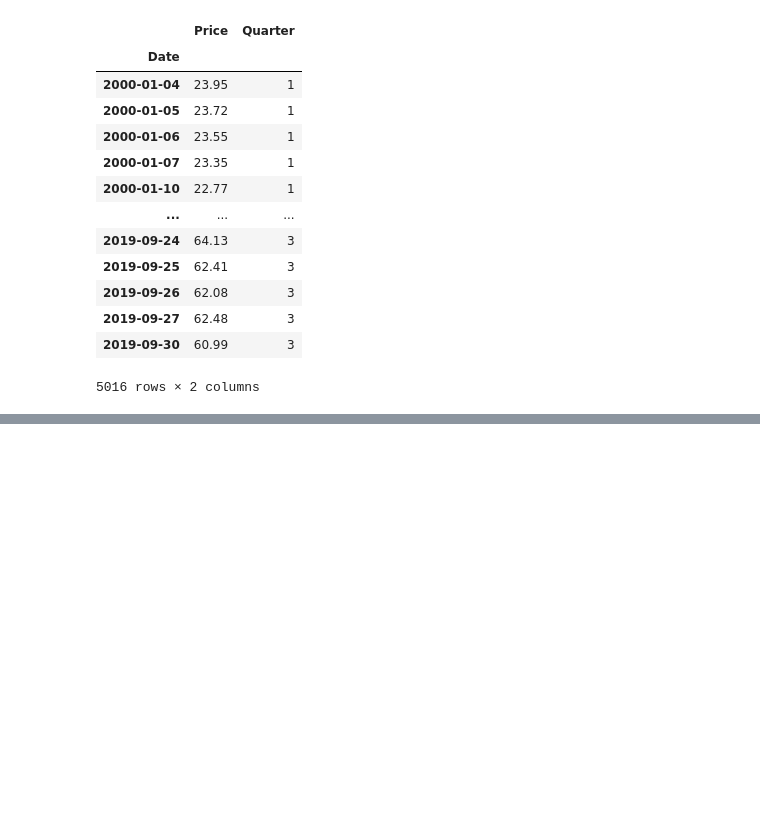
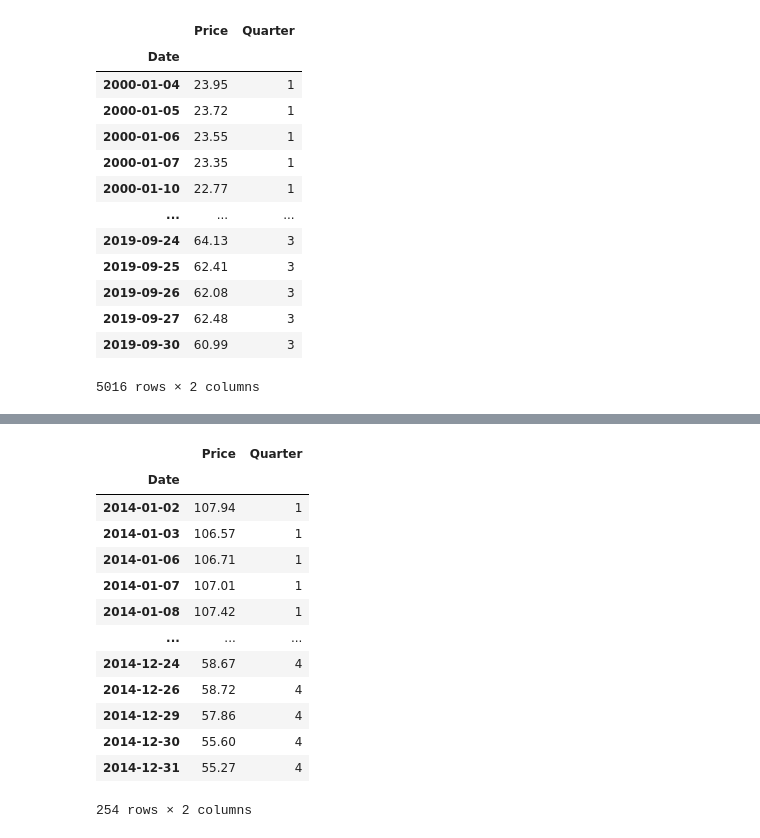
Before and after one commit to junio-firmino/Aprendizado_python, a Jupyter notebook: brend.ipynb, the cells around one changed output, grey strips where cells are left out. Drawn from its saved outputs; the diff is of its cells as text; code cells hidden in the pictures; blank space fills up the shorter version.

```diff
--- a/brend.ipynb
+++ b/brend.ipynb
@@ -289,0 +290,17 @@ brend.sample(15)
+# %%
+brend['2014']
+# %% [output]
+|  | Price | Quarter |
+| Date |  |  |
+| 2014-01-02 | 107.94 | 1 |
+| 2014-01-03 | 106.57 | 1 |
+| 2014-01-06 | 106.71 | 1 |
+| 2014-01-07 | 107.01 | 1 |
+| 2014-01-08 | 107.42 | 1 |
+| ... | ... | ... |
+| 2014-12-24 | 58.67 | 4 |
+| 2014-12-26 | 58.72 | 4 |
+| 2014-12-29 | 57.86 | 4 |
+| 2014-12-30 | 55.60 | 4 |
+| 2014-12-31 | 55.27 | 4 |
+254 rows × 2 columns
```
Also changed, not shown: parts of 5 cells of this notebook.
